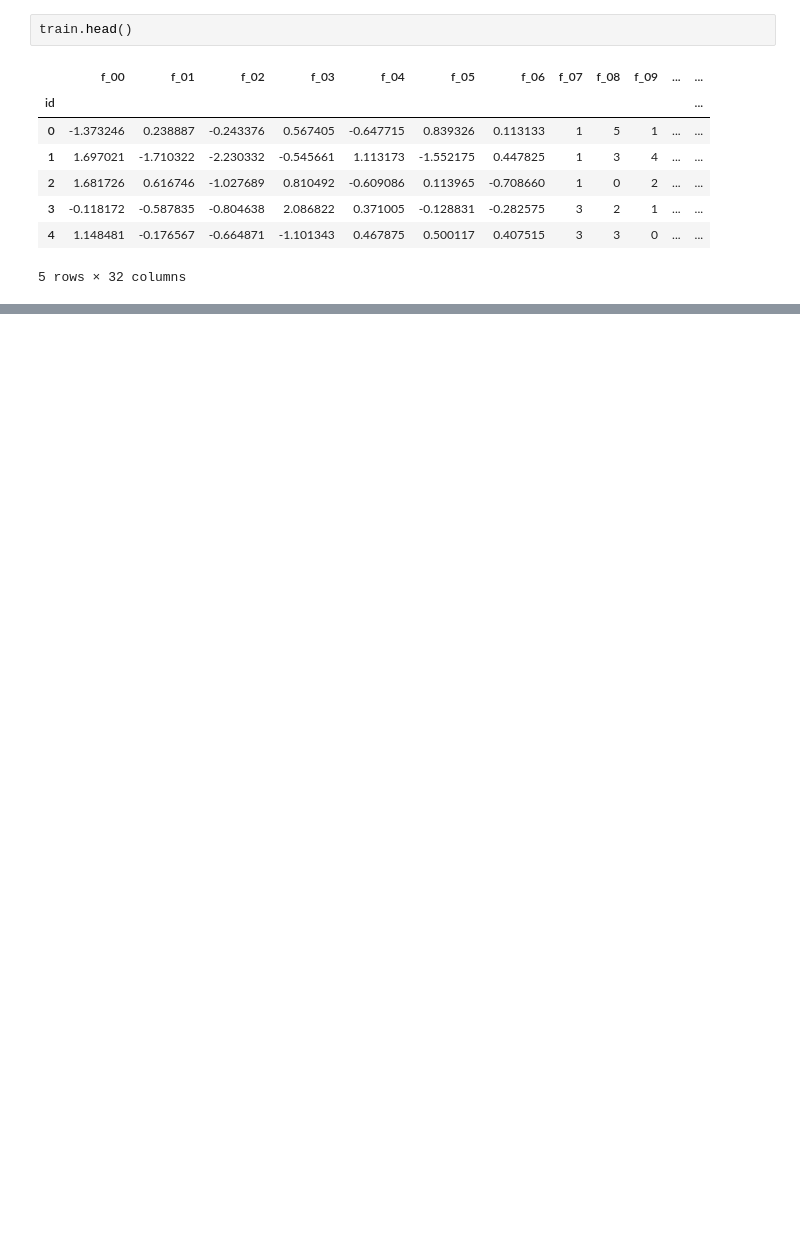
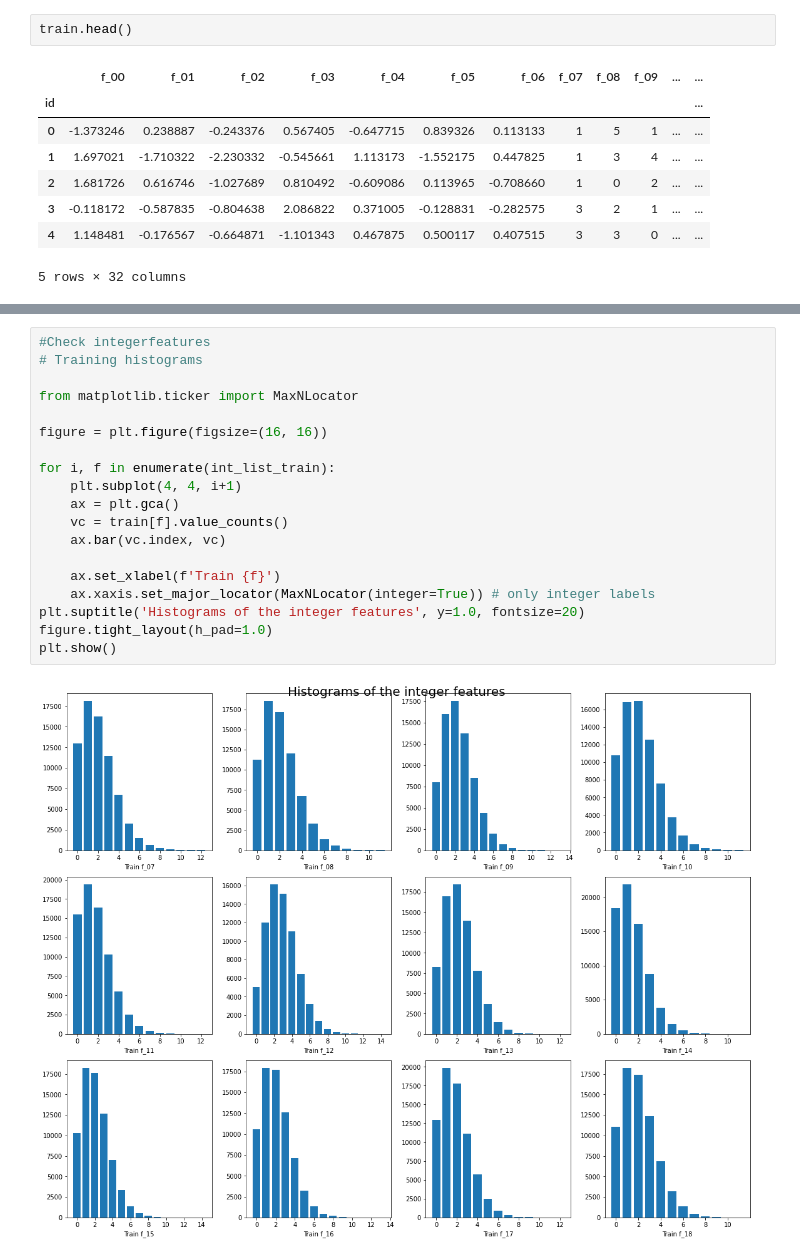
Before and after one commit to Chirag314/Tabular-Data-Series, a Jupyter notebook: TPMay.ipynb, the cells around one changed output, grey strips where cells are left out. Saved outputs shown, nothing was run; the diff lists cells and outputs as text; blank space fills up the shorter version.

```diff
--- a/TPMay.ipynb
+++ b/TPMay.ipynb
@@ -157,0 +228,21 @@ array([[<matplotlib.axes._subplots.AxesSubplot object at 0x...>,
+# %%
+#Check integerfeatures
+# Training histograms
+
+from matplotlib.ticker import MaxNLocator
+
+figure = plt.figure(figsize=(16, 16))
+
+for i, f in enumerate(int_list_train):
+    plt.subplot(4, 4, i+1)
+    ax = plt.gca()
+    vc = train[f].value_counts()
+    ax.bar(vc.index, vc)
+
+    ax.set_xlabel(f'Train {f}')
+    ax.xaxis.set_major_locator(MaxNLocator(integer=True)) # only integer labels
+plt.suptitle('Histograms of the integer features', y=1.0, fontsize=20)
+figure.tight_layout(h_pad=1.0)
+plt.show()
+# %% [output]
+[figure, added]
```
Also changed, not shown: parts of 15 cells of this notebook.
